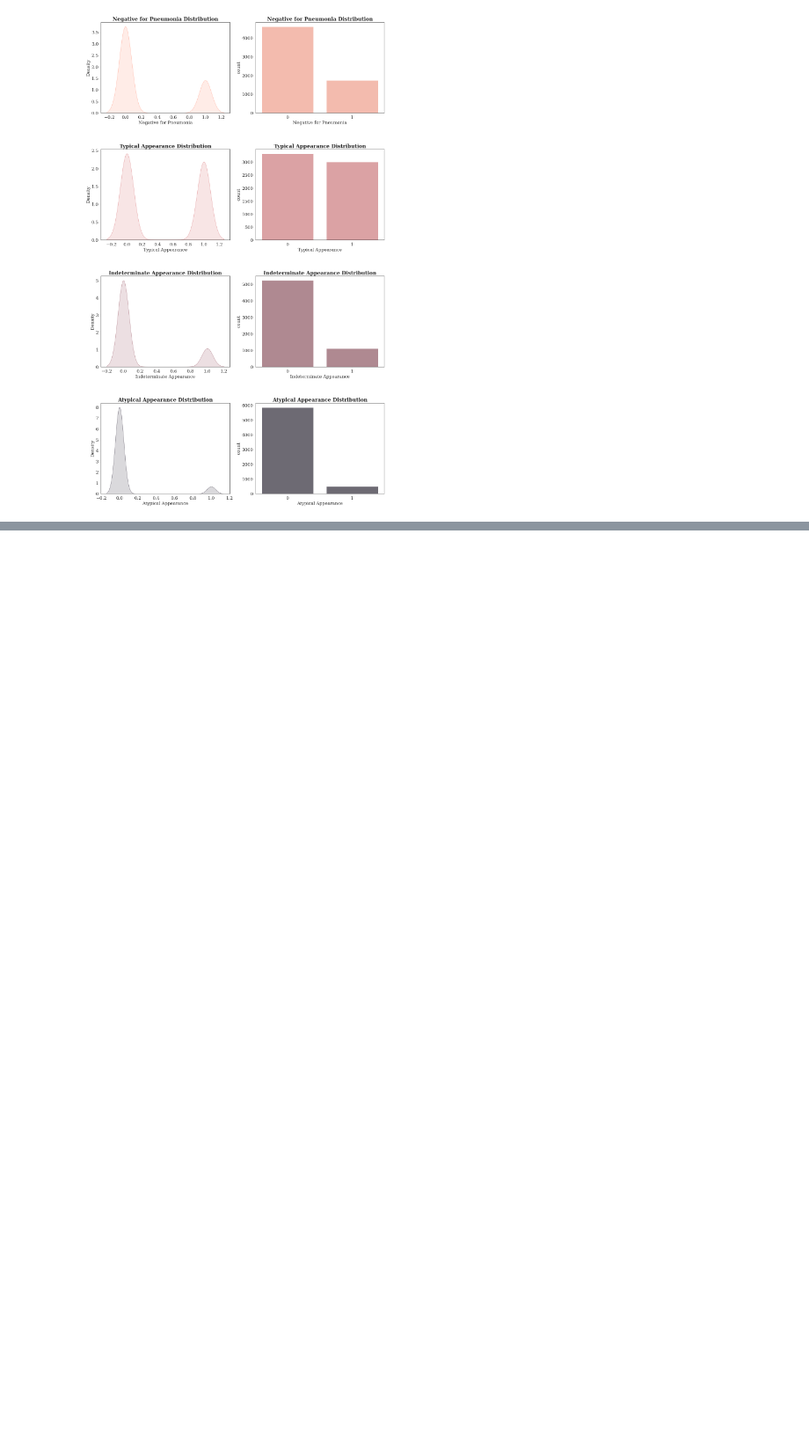
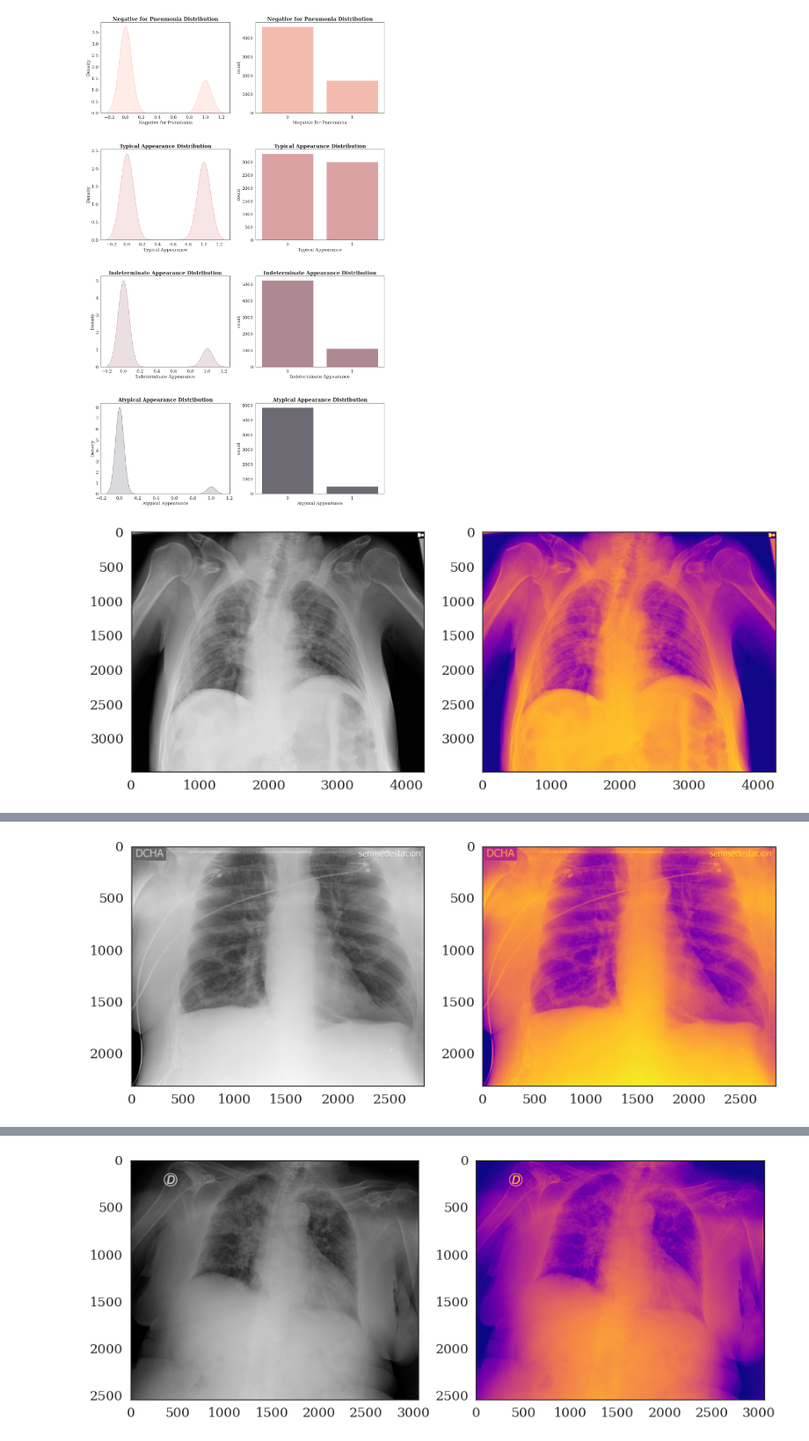
Before and after one commit to SarwarSaif/SIIM-FISABIO-RSNA-COVID-19-Detection, a Jupyter notebook: SIIM-FISABIO-RSNA COVID-19 Detection/src/simple-eda.ipynb, the cells around one changed output, grey strips where cells are left out. Shown at 88% size. Drawn from its saved outputs; the diff is of its cells as text; code cells hidden in the pictures; blank space fills up the shorter version.

```diff
--- a/SIIM-FISABIO-RSNA COVID-19 Detection/src/simple-eda.ipynb
+++ b/SIIM-FISABIO-RSNA COVID-19 Detection/src/simple-eda.ipynb
@@ -157,3 +157,79 @@ plot_wb_bar(count_values(train_df,"Negative for Pneumonia"),"Negative for Pneumo
 plot_wb_bar(count_values(train_df,"Typical Appearance"),"Typical Appearance", 'counts')
 plot_wb_bar(count_values(train_df,"Indeterminate Appearance"),"Indeterminate Appearance", 'counts')
 plot_wb_bar(count_values(train_df,"Atypical Appearance"),"Atypical Appearance", 'counts')
+# %%
+voi_lut=True
+fix_monochrome=True
+
+def dicom_dataset_to_dict(filename,func):
+    """Credit: https://github.com/pydicom/pydicom/issues/319
+               https://www.kaggle.com/raddar/convert-dicom-to-np-array-the-correct-way
+    """
+
+    dicom_header = dicom.dcmread(filename)
+
+    #====== DICOM FILE DATA ======
+    dicom_dict = {}
+    repr(dicom_header)
+    for dicom_value in dicom_header.values():
+        if dicom_value.tag == (0x7fe0, 0x0010):
+            #discard pixel data
+            continue
+        if type(dicom_value.value) == dicom.dataset.Dataset:
+            dicom_dict[dicom_value.name] = dicom_dataset_to_dict(dicom_value.value)
+        else:
+            v = _convert_value(dicom_value.value)
+            dicom_dict[dicom_value.name] = v
+
+    del dicom_dict['Pixel Representation']
+
+    if func!='metadata_df':
+        #====== DICOM IMAGE DATA ======
+        # VOI LUT (if available by DICOM device) is used to transform raw DICOM data to "human-friendly" view
+        if voi_lut:
+            data = apply_voi_lut(dicom_header.pixel_array, dicom_header)
+        else:
+            data = dicom_header.pixel_array
+        # depending on this value, X-ray may look inverted - fix that:
+        if fix_monochrome and dicom_header.PhotometricInterpretation == "MONOCHROME1":
+            data = np.amax(data) - data
+        data = data - np.min(data)
+        data = data / np.max(data)
+        modified_image_data = (data * 255).astype(np.uint8)
+
+        return dicom_dict, modified_image_data
+
+    else:
+        return dicom_dict
+
+def _sanitise_unicode(s):
+    return s.replace(u"\u0000", "").strip()
+
+def _convert_value(v):
+    t = type(v)
+    if t in (list, int, float):
+        cv = v
+    elif t == str:
+        cv = _sanitise_unicode(v)
+    elif t == bytes:
+        s = v.decode('ascii', 'replace')
+        cv = _sanitise_unicode(s)
+    elif t == dicom.valuerep.DSfloat:
+        cv = float(v)
+    elif t == dicom.valuerep.IS:
+        cv = int(v)
+    else:
+        cv = repr(v)
+    return cv
+
+for filename in train_df.path[0:5]:
+    df, img_array = dicom_dataset_to_dict(filename, 'fetch_both_values')
+
+    fig, ax = plt.subplots(1, 2, figsize=[15, 8])
+    ax[0].imshow(img_array, cmap=plt.cm.gray)
+    ax[1].imshow(img_array, cmap=plt.cm.plasma)
+    plt.show()
+
+    pprint.pprint(df)
+# %% [output]
+[figure, added]
@@ -159,0 +253 @@ plot_wb_bar(count_values(train_df,"Atypical Appearance"),"Atypical Appearance",
+[figure, added]
@@ -159,0 +271 @@ plot_wb_bar(count_values(train_df,"Atypical Appearance"),"Atypical Appearance",
+[figure, added]
```
Also changed, not shown: parts of 1 cell of this notebook.
